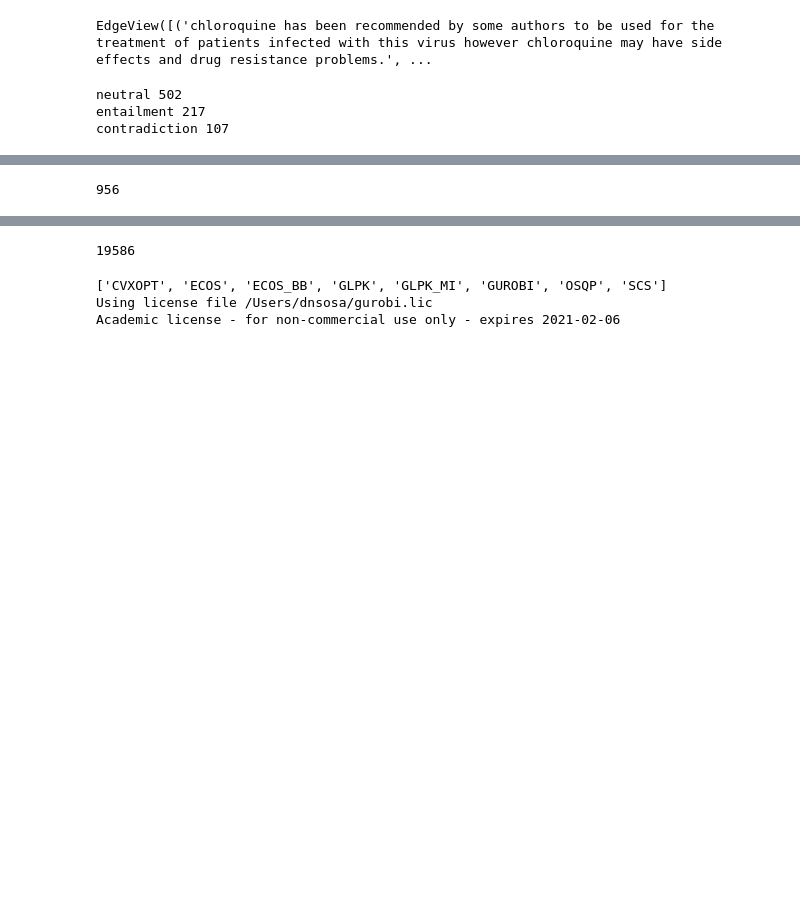
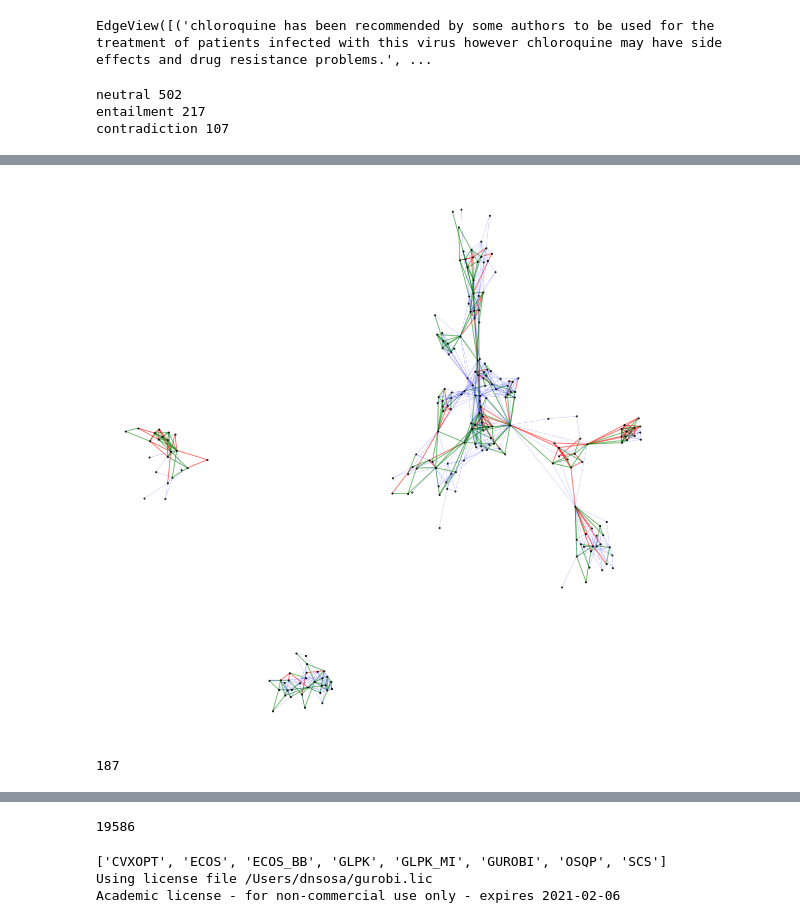
Before and after one commit to CoronaWhy/drug-lit-contradictory-claims, a Jupyter notebook: notebooks/making_roam_trainvaltest.ipynb, the cells around one changed output, grey strips where cells are left out. Cells and saved outputs as stored; diff of their text form; code cells hidden in the pictures; blank space fills up the shorter version.

```diff
--- a/notebooks/making_roam_trainvaltest.ipynb
+++ b/notebooks/making_roam_trainvaltest.ipynb
@@ -156,4 +210,37 @@ plt.show() # display
-# %%
-G.number_of_edges()
-# %% [output]
-956
+# %%
+# Removing those 3 nodes:
+list(G.nodes)
+
+subs = ["heart failure as main cause of arf (n=2)",
+        "respiratory symptoms [17]",
+        "who were receiving invasive ventilation at the time of tocilizumab treatment and 9 of 45"]
+
+exclude_list = {sub:node for sub in subs for node in list(G.nodes) if sub in node}
+exclude_list = list(exclude_list.values())
+
+G.remove_nodes_from(exclude_list)
+
+
+#G=nx.cubical_graph()
+pos=nx.spring_layout(G) # positions for all nodes
+
+e_con=[(u,v) for (u,v,d) in G.edges(data=True) if d['label'] == "contradiction"]
+e_neu=[(u,v) for (u,v,d) in G.edges(data=True) if d['label'] == "neutral"]
+e_ent=[(u,v) for (u,v,d) in G.edges(data=True) if d['label'] == "entailment"]
+
+# nodes
+nx.draw_networkx_nodes(G,pos,node_color='black',node_size=10, alpha=0.8)
+
+# edges
+nx.draw_networkx_edges(G, pos, edgelist=e_con, edge_color='r', width=2.0, alpha=0.5)
+nx.draw_networkx_edges(G, pos, edgelist=e_ent, edge_color='g', width=2.0, alpha=0.5)
+nx.draw_networkx_edges(G, pos, edgelist=e_neu, edge_color='b', width=1.0, alpha=0.2)
+
+# labels
+## nx.draw_networkx_labels(G, pos, subset_labels, font_size=8)
+
+### plt.savefig("/Users/dnsosa/Desktop/tryingToSeeAllLabels.eps", format="eps")
+plt.axis('off')
+plt.show() # display
+# %% [output]
+[figure, added]
@@ -159,0 +251,4 @@ G.number_of_edges()
+# %%
+print(len(test_edges))
+# %% [output]
+187
```
Also changed, not shown: parts of 22 cells of this notebook, 2 other files.
